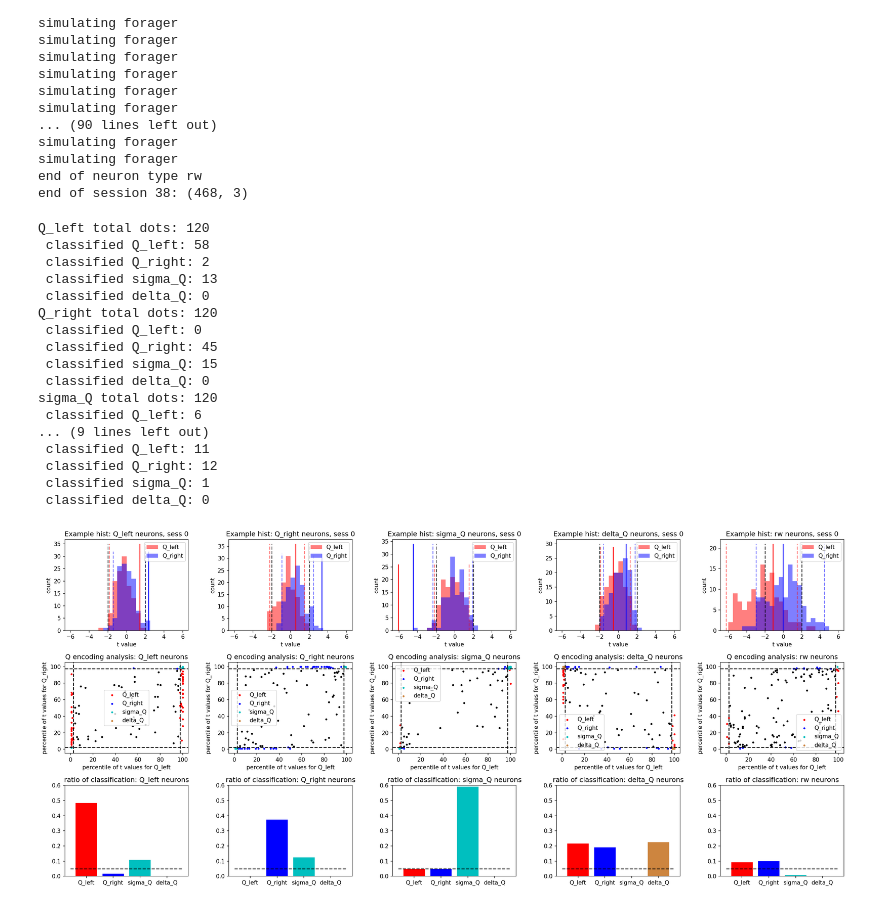
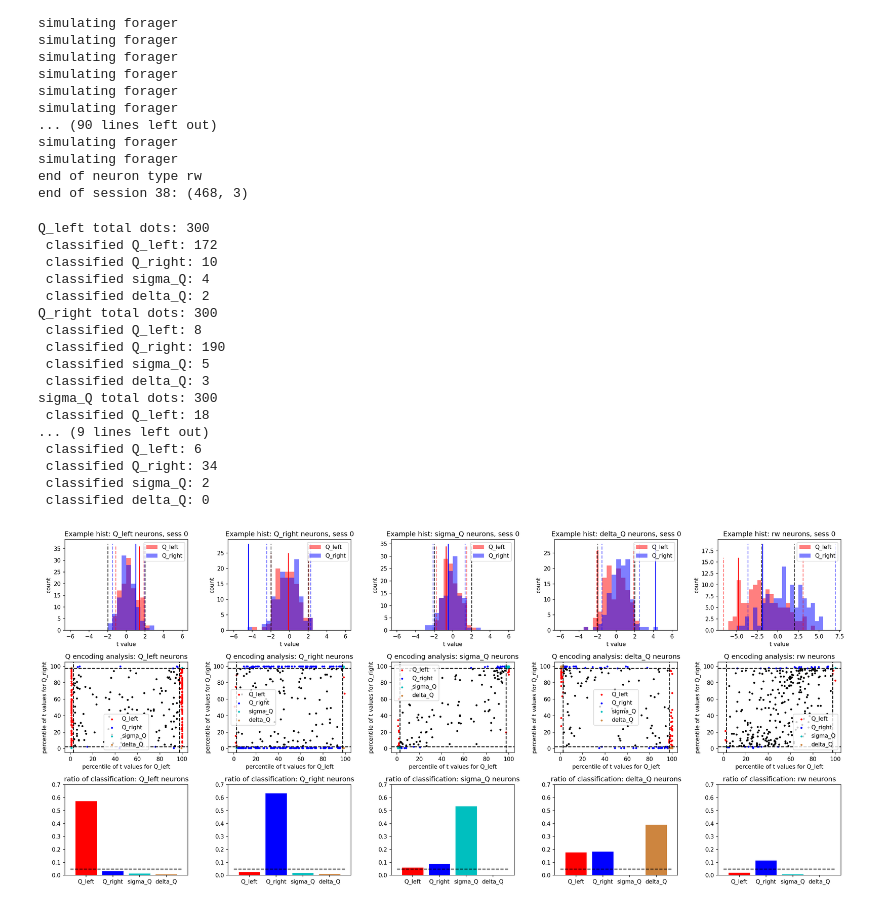
Before and after one commit to pckuo/map-ephys, a Jupyter notebook: notebook/pckuo/nonsense_corr.ipynb, the cells around one changed output. Drawn from its saved outputs; the diff is of its cells as text; code cells hidden in the pictures.

```diff
--- a/notebook/pckuo/nonsense_corr.ipynb
+++ b/notebook/pckuo/nonsense_corr.ipynb
@@ -2096,7 +2096,7 @@ simulating forager
 end of neuron type rw
 end of session 38: (468, 3)
 # %%
-with open('./df_ps_fit_dict.pickle', 'rb') as handle:
+with open('./df_ps_fit_dict_n_300_ps_120.pickle', 'rb') as handle:
     df_ps_fit_dict = pickle.load(handle)
 
 tvalue_sig_thresh = (-2, 2)
@@ -2212,48 +2212,48 @@ for neuron_type_id, neuron_type in enumerate(neuron_types):
     axs[row_ind, col_ind].vlines(tvalue_sig_threshold['Q_left'], tvalue_percentile_lim[0], tvalue_percentile_lim[1], color='k', linestyle='--')
     axs[row_ind, col_ind].set_title(f'Q encoding analysis: {neuron_type} neurons')
     axs[row_ind, col_ind].set_xlim(tvalue_percentile_lim[0], tvalue_percentile_lim[1])
     axs[row_ind, col_ind].set_ylim(tvalue_percentile_lim[0], tvalue_percentile_lim[1])
     axs[row_ind, col_ind].set_xlabel('percentile of t values for Q_left')
     axs[row_ind, col_ind].set_ylabel('percentile of t values for Q_right')
     axs[row_ind, col_ind].legend()
 
 
     # bar plot for significant neurons
     row_ind = 2
     print(f'{neuron_type} total dots: {len(df_fit_t_percentile_agnt_null)}')
     print(f' classified Q_left: {len(df_fit_Q_left_sig)}')
     print(f' classified Q_right: {len(df_fit_Q_right_sig)}')
     print(f' classified sigma_Q: {len(df_fit_sigma_Q_sig)}')
     print(f' classified delta_Q: {len(df_fit_delta_Q_sig)}')
 
     classified_ratios = [
         len(df_fit_Q_left_sig)/ float(len(df_fit_t_percentile_agnt_null)),
         len(df_fit_Q_right_sig)/ float(len(df_fit_t_percentile_agnt_null)),
         len(df_fit_sigma_Q_sig)/ float(len(df_fit_t_percentile_agnt_null)),
         len(df_fit_delta_Q_sig)/ float(len(df_fit_t_percentile_agnt_null))]
     axs[row_ind, col_ind].bar(classified_types, classified_ratios, color=bar_colors)
     x_lim = axs[row_ind, col_ind].get_xlim()
     axs[row_ind, col_ind].hlines(0.05, x_lim[0], x_lim[1], color='k', linestyle='--')
     axs[row_ind, col_ind].set_title(f'ratio of classification: {neuron_type} neurons')
-    axs[row_ind, col_ind].set_ylim(0, 0.6)
+    axs[row_ind, col_ind].set_ylim(0, 0.7)
 
 plt.tight_layout()
 # %% [output]
-Q_left total dots: 120
- classified Q_left: 58
- classified Q_right: 2
- classified sigma_Q: 13
+Q_left total dots: 300
+ classified Q_left: 172
+ classified Q_right: 10
+ classified sigma_Q: 4
+ classified delta_Q: 2
+Q_right total dots: 300
+ classified Q_left: 8
+ classified Q_right: 190
+ classified sigma_Q: 5
+ classified delta_Q: 3
+sigma_Q total dots: 300
+ classified Q_left: 18
+... (9 lines left out)
+ classified Q_left: 6
+ classified Q_right: 34
+ classified sigma_Q: 2
  classified delta_Q: 0
-Q_right total dots: 120
- classified Q_left: 0
- classified Q_right: 45
- classified sigma_Q: 15
- classified delta_Q: 0
-sigma_Q total dots: 120
- classified Q_left: 6
-... (9 lines left out)
- classified Q_left: 11
- classified Q_right: 12
- classified sigma_Q: 1
- classified delta_Q: 0
-[figure, old version]
+[figure, new version]
```
Also changed, not shown: parts of 1 cell of this notebook, 16 other files.
